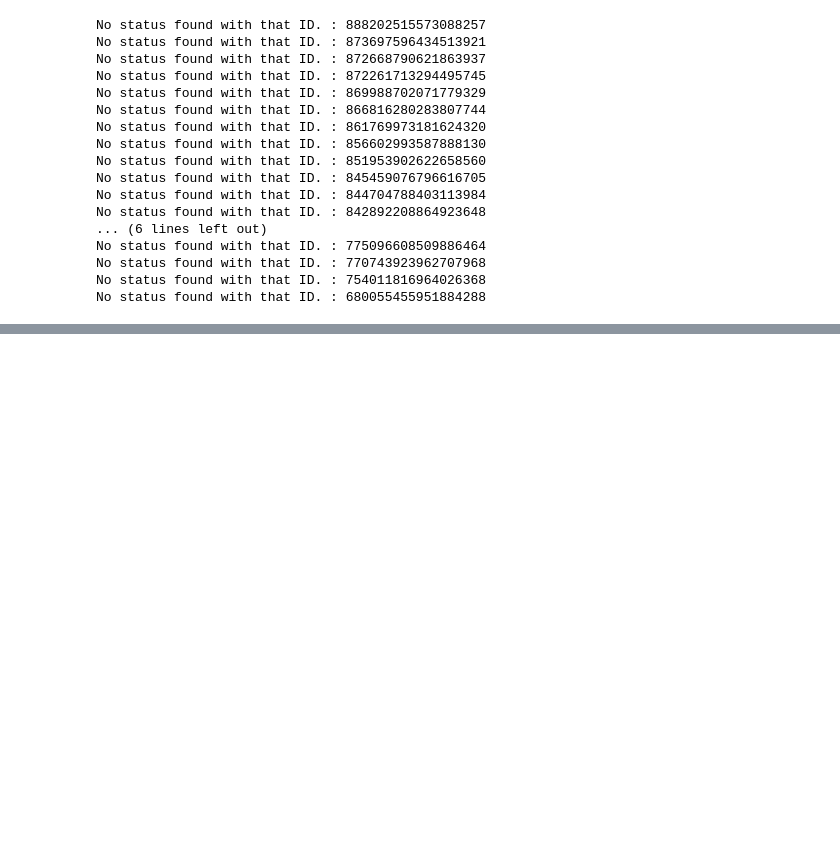
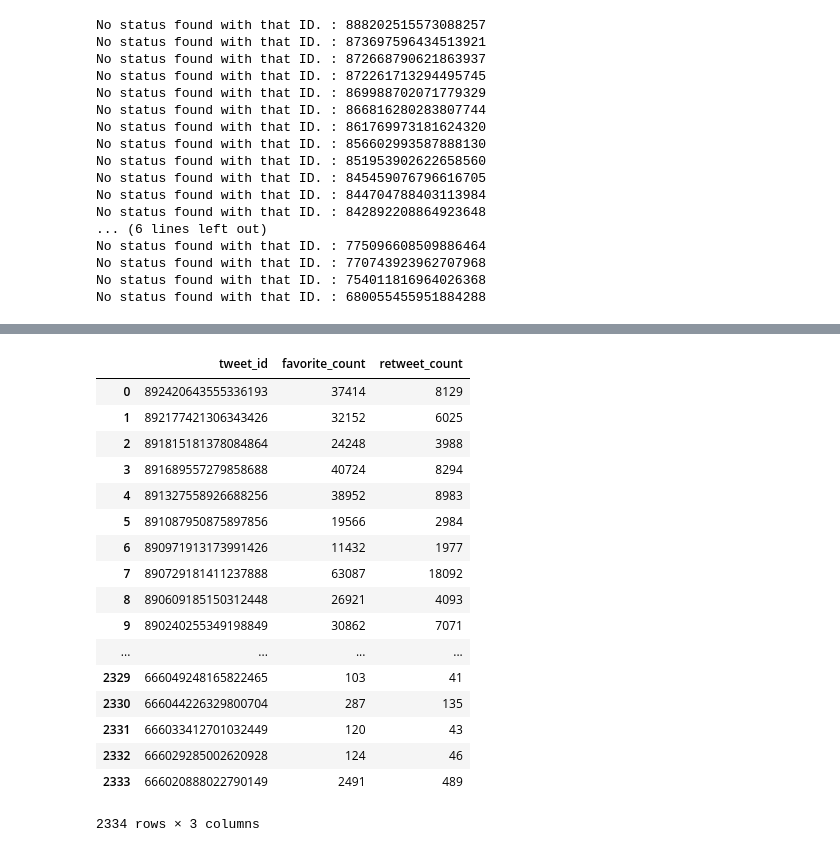
Before and after one commit to Phomint/Udacity_DataAnalysis, a Jupyter notebook: Projects/Project_4/wrangle_act.ipynb, the cells around one changed output, grey strips where cells are left out. Cells and saved outputs as stored; diff of their text form; code cells hidden in the pictures; blank space fills up the shorter version.

```diff
--- a/Projects/Project_4/wrangle_act.ipynb
+++ b/Projects/Project_4/wrangle_act.ipynb
@@ -69,0 +114,21 @@ twitter_plus = pd.DataFrame(df, columns = ['tweet_id', 'favorite_count', 'retwee
+# %%
+twitter_plus
+# %% [output]
+|  | tweet_id | favorite_count | retweet_count |
+| 0 | 892420643555336193 | 37414 | 8129 |
+| 1 | 892177421306343426 | 32152 | 6025 |
+| 2 | 891815181378084864 | 24248 | 3988 |
+| 3 | 891689557279858688 | 40724 | 8294 |
+| 4 | 891327558926688256 | 38952 | 8983 |
+| 5 | 891087950875897856 | 19566 | 2984 |
+| 6 | 890971913173991426 | 11432 | 1977 |
+| 7 | 890729181411237888 | 63087 | 18092 |
+| 8 | 890609185150312448 | 26921 | 4093 |
+| 9 | 890240255349198849 | 30862 | 7071 |
+| ... | ... | ... | ... |
+| 2329 | 666049248165822465 | 103 | 41 |
+| 2330 | 666044226329800704 | 287 | 135 |
+| 2331 | 666033412701032449 | 120 | 43 |
+| 2332 | 666029285002620928 | 124 | 46 |
+| 2333 | 666020888022790149 | 2491 | 489 |
+2334 rows × 3 columns
```
Also changed, not shown: parts of 10 cells of this notebook, 1 other file.
